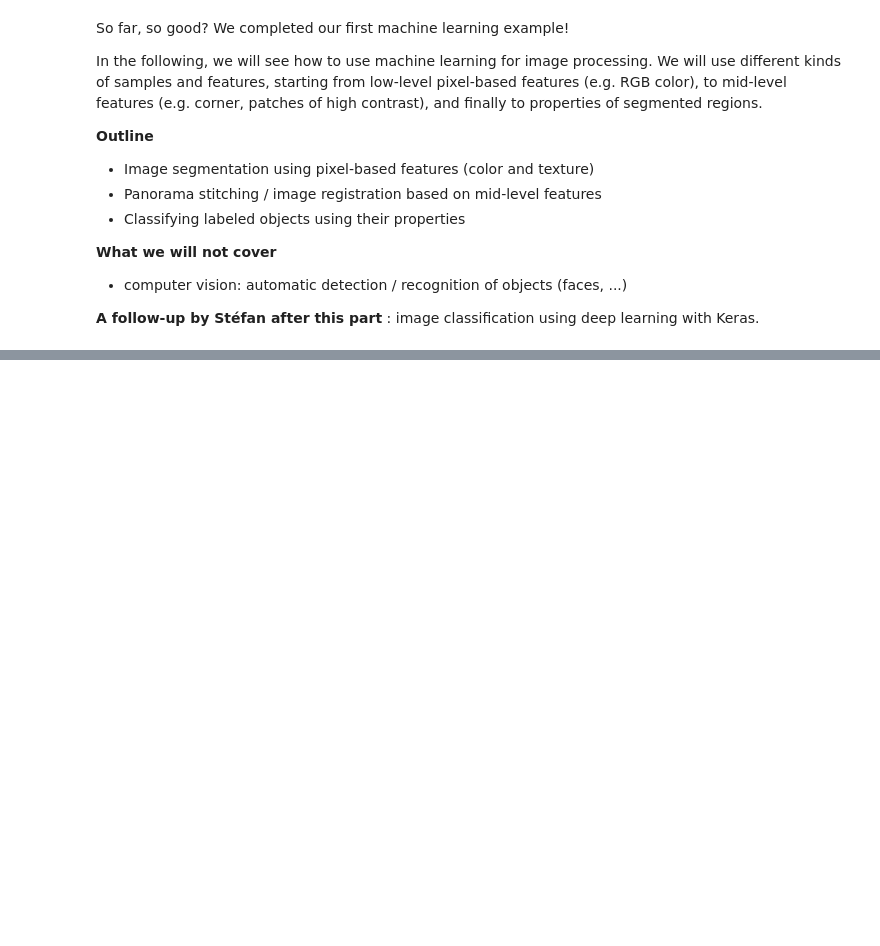
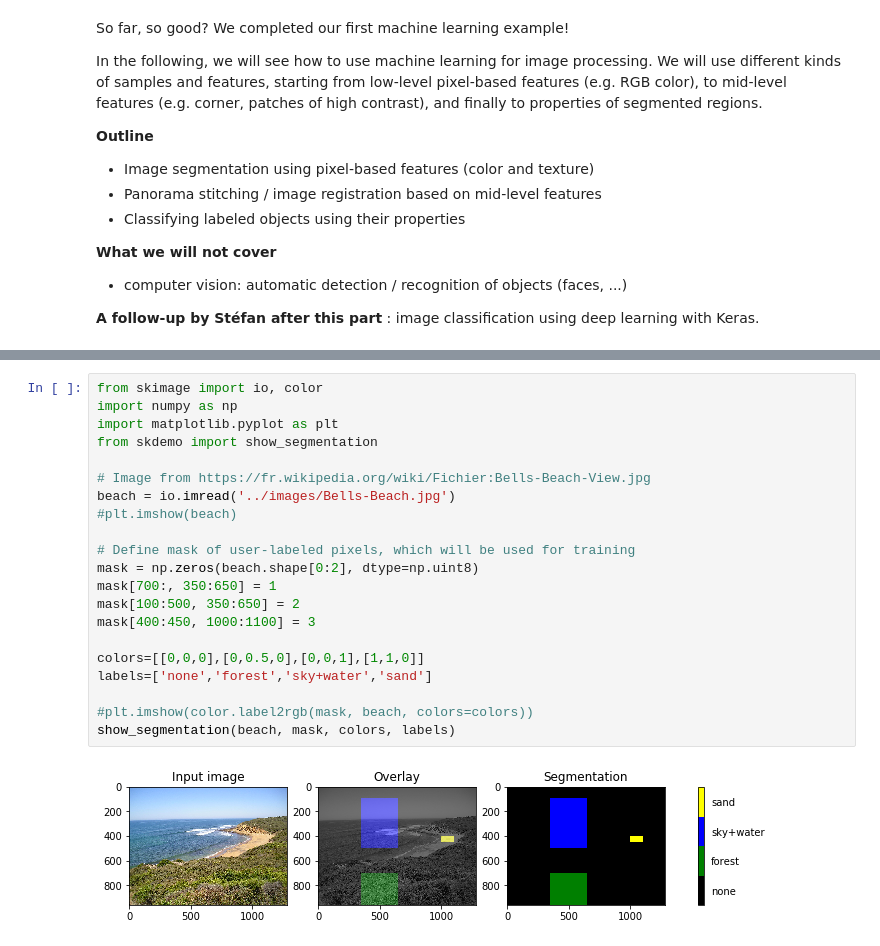
Before and after one commit to rmegret/visionlab, a Jupyter notebook: lectures/machine_learning.ipynb, the cells around one changed output, grey strips where cells are left out. Saved outputs shown, nothing was run; the diff lists cells and outputs as text; blank space fills up the shorter version.

```diff
--- a/lectures/machine_learning.ipynb
+++ b/lectures/machine_learning.ipynb
@@ -238,0 +210,23 @@ In the examples above, a small number of features per pixel was used: either a c
+# %%
+from skimage import io, color
+import numpy as np
+import matplotlib.pyplot as plt
+from skdemo import show_segmentation
+
+# Image from https://fr.wikipedia.org/wiki/Fichier:Bells-Beach-View.jpg
+beach = io.imread('../images/Bells-Beach.jpg')
+#plt.imshow(beach)
+
+# Define mask of user-labeled pixels, which will be used for training
+mask = np.zeros(beach.shape[0:2], dtype=np.uint8)
+mask[700:, 350:650] = 1
+mask[100:500, 350:650] = 2
+mask[400:450, 1000:1100] = 3
+
+colors=[[0,0,0],[0,0.5,0],[0,0,1],[1,1,0]]
+labels=['none','forest','sky+water','sand']
+
+#plt.imshow(color.label2rgb(mask, beach, colors=colors))
+show_segmentation(beach, mask, colors, labels)
+# %% [output]
+[figure, added]
```
Also changed, not shown: parts of 107 cells of this notebook, 11 other files.
